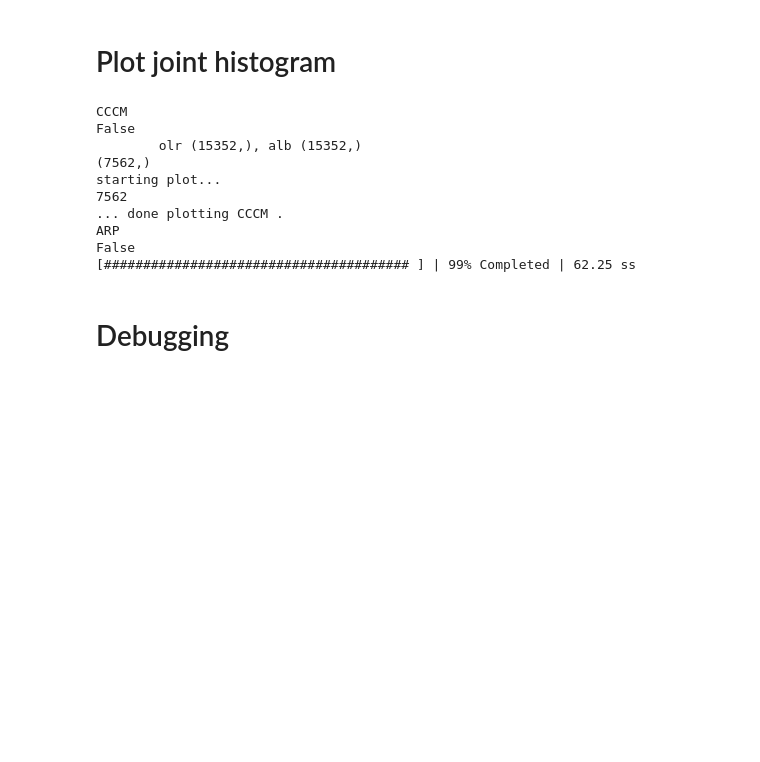
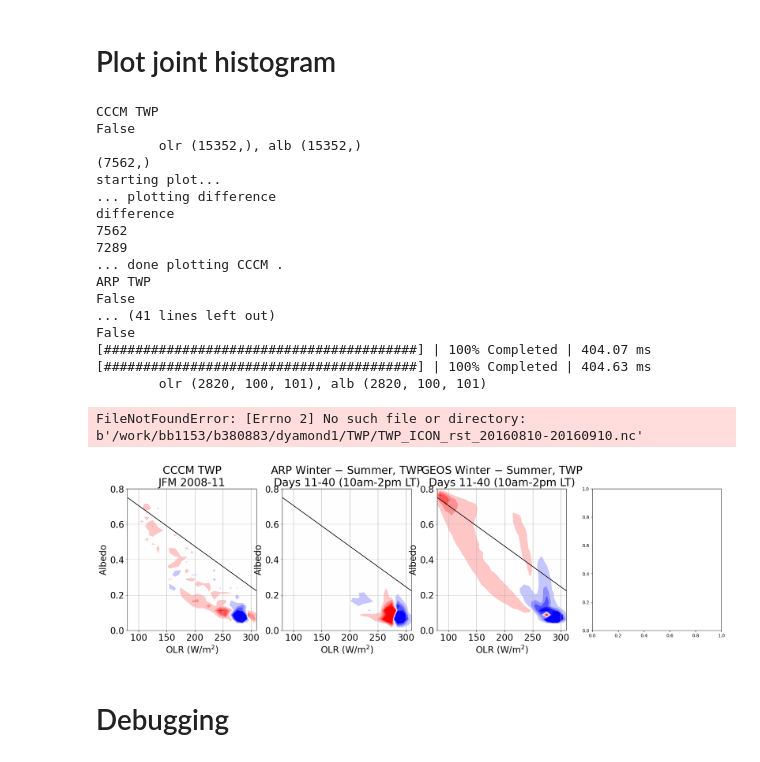
Before and after one commit to smturbev/dyamond2, a Jupyter notebook: python_scripts/joint_hist.ipynb, the cells around one changed output. Saved outputs shown, nothing was run; the diff lists cells and outputs as text; code cells hidden in the pictures; blank space fills up the shorter version.

Commit message:
updated jhist to include all available models and fixed ICON dy1 (running mean)

```diff
--- a/python_scripts/joint_hist.ipynb
+++ b/python_scripts/joint_hist.ipynb
@@ -18,7 +18,7 @@ region="TWP"
 r=0.1 # 0=native grid, 0.1=0.1deg regridded
 ## determine what to plot
 ## options: 'density', 'mean', 'median', 'diff' (to do)
-plot_type = "density"
+plot_type = "diff"
 var_type=None
 dask_chunks={"ncol":1000, "Xdim":500}
 # %% [markdown]
@@ -39,7 +40,7 @@ models = ["CCCM","ARP","GEOS","ICON","IFS","MPAS","SAM","SCREAM","SHiELD","UM"]
 fig = plt.figure(figsize=(30,16))
 
 for i, m in enumerate(models):
-    print(m)
+    print(m, region)
     ax = fig.add_subplot(2,int(len(models)/2), i+1, box_aspect=1.1)
     if m=="schematic":
         schematic(ax=ax, arrow=False)
@@ -51,12 +52,16 @@ for i, m in enumerate(models):
         # to do - change hours (10-14) for non-TWP region
         olr = ap.load_olr(m,region,r)
         olr = olr.where((olr.time.dt.hour<=4))
-        if m[:2]=="MP":
-            olr = -olr
         alb = ap.load_alb(m,region,r)
         alb = alb.where(alb.time.dt.hour<=4)
         print("\tolr {}, alb {}".format(olr.shape, alb.shape))
-
+        if plot_type=="diff":
+            if m[:2]=="SH":
+                m1 = "FV3"
+            else:
+                m1=m
+            olr1, alb1 = ap.load_olr_alb_dy1(m1, region)
+        # plotting variable values on olr-alb plane
         if (plot_type!="density") and (plot_type!="diff"):
             if m=="UM":
                 olr=olr[:680]
@@ -105,7 +110,12 @@ for i, m in enumerate(models):
             else:
                 olr = olr.coarsen(lat=n, lon=n, boundary='trim').mean()
                 alb = alb.coarsen(lat=n, lon=n, boundary='trim').mean()
-                if (plot_type!="density") and (plot_type!="diff"):
+                if plot_type =="diff":
+                    if olr1 is not None:
+                        olr1 = olr1.coarsen(lat=n, lon=n, boundary='trim').mean()
+                        alb1 = alb1.coarsen(lat=n, lon=n, boundary='trim').mean()
+                        print("coarsened to ", olr1.shape, alb1.shape, olr.shape, alb.shape)
+                elif (plot_type!="density"):
                     var = var.coarsen(lat=n, lon=n, boundary='trim').mean()
                     print("\tvar",var.shape, np.nanmean(var), np.nanstd(var))
         else:
@@ -115,17 +125,25 @@ for i, m in enumerate(models):
         # to do - add "diff" option
         if olr is None:
             ax.axis("off")
+            print('DY2 is NONE')
+        elif olr1 is None:
+            ax.axis("off")
+            print('DY1 is NONE')
         else:
             olr = olr.values.flatten()
             alb = alb.values.flatten()
-            if (plot_type!="density") and (plot_type!="diff"):
+            if plot_type=="diff":
+                olr1 = olr1.values.flatten()
+                alb1 = alb1.values.flatten()
+                alb1 = alb1[~np.isnan(olr1)]
+                olr1 = olr1[~np.isnan(olr1)]
+            elif (plot_type!="density"):
                 var = var.values.flatten()
                 var = var[~np.isnan(olr)]
 
             alb = alb[~np.isnan(olr)]
             olr = olr[~np.isnan(olr)]
             print(olr.shape)
-
 
             print("starting plot...")
             if plot_type=="density":
@@ -134,8 +152,11 @@ for i, m in enumerate(models):
                                 cmap="gist_earth_r",
                                 levels=np.arange(-3.4,-1.2,0.2), colorbar_on=False)
             elif plot_type=="diff":
-                break
-                # to do
+                print("... plotting difference")
+                _, im = util.dennisplot("difference",(olr,olr1), (alb,alb1),
+                                ax=ax, model=m, region=region+" (Winter - Summer)",
+                                cmap="bwr",
+                                colorbar_on=False)
             else:
                 print("plot_type", plot_type)
                 if var_type=="ts":
@@ -168,37 +189,46 @@ for i, m in enumerate(models):
             if i==0:
                 ax.set_title("{} {}\nJFM 2008-11".format(m, region),
                               fontsize=24)
             elif plot_type=="diff":
-                ax.set_title("{} $-$ Obs, {}\nDays 11-40 (10am-2pm LT)".format(m, region),
+                ax.set_title("{} Winter $-$ Summer, {}\nDays 11-40 (10am-2pm LT)".format(m, region),
                               fontsize=24)
             else:
                 ax.set_title("{} {}\nDays 11-40 (10am-2pm LT)".format(m, region),
                               fontsize=24)
             # ax.scatter(np.nanmean(olr), np.nanmean(alb), color='r', s=50)
         print('... done plotting',m, '.')
 
 plt.subplots_adjust(wspace=0.05, hspace=0.05)
 plt.tight_layout()
 fig.subplots_adjust(right=0.9)
 cbar_ax = fig.add_axes([0.95, 0.15, 0.02, 0.7])
 cb = fig.colorbar(im, cax=cbar_ax)
 cb.ax.tick_params(labelsize=16)
 
 save_name = "../plots/{}/jhist_{}_{:.2f}_{}.png".format(region, plot_type, r*n, region)
 print("... saved as "+save_name)
 plt.savefig(save_name)
 plt.show()
 # %% [output]
-CCCM
+CCCM TWP
 False
         olr (15352,), alb (15352,)
 (7562,)
 starting plot...
+... plotting difference
+difference
 7562
+7289
 ... done plotting CCCM .
-ARP
+ARP TWP
 False
-[####################################### ] | 99% Completed | 62.25 ss
+... (41 lines left out)
+False
+[########################################] | 100% Completed | 404.07 ms
+[########################################] | 100% Completed | 404.63 ms
+        olr (2820, 100, 101), alb (2820, 100, 101)
+FileNotFoundError: [Errno 2] No such file or directory: b'/work/bb1153/b380883/dyamond1/TWP/TWP_ICON_rst_20160810-20160910.nc'
+[figure, added]
 # %% [markdown]
 # Debugging
 # %% [markdown]
```
Also changed, not shown: parts of 6 cells of this notebook, 10 other files.
